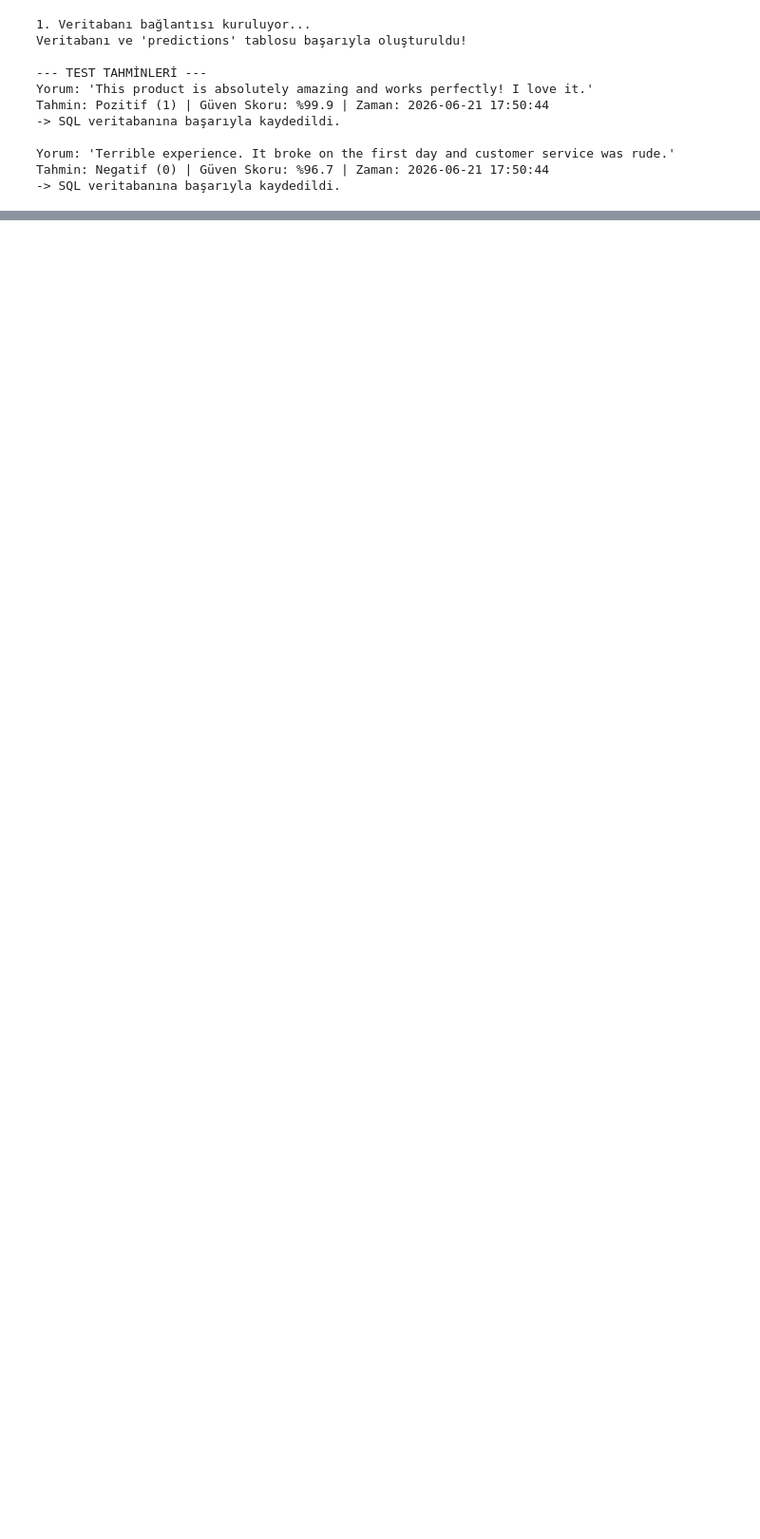
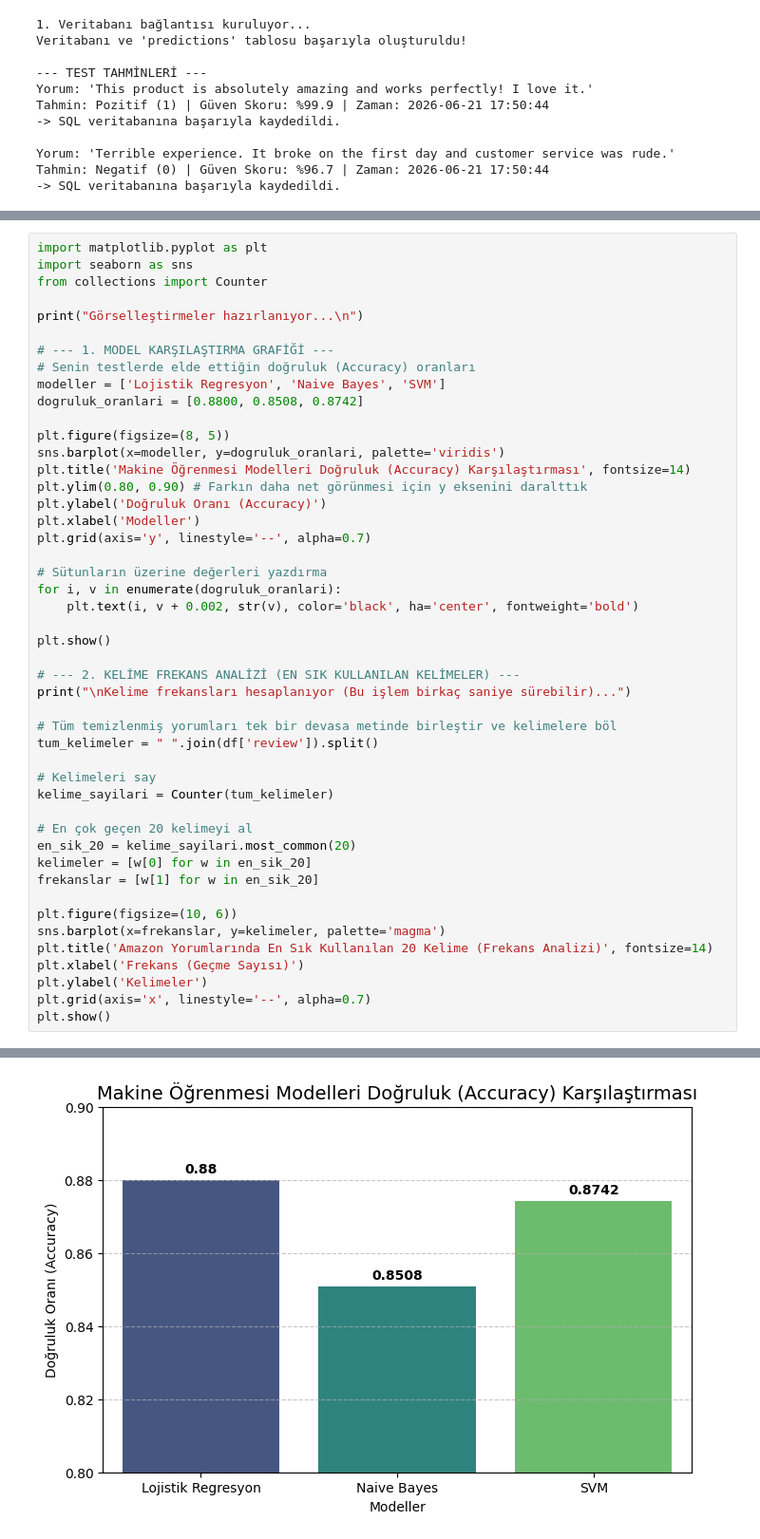
Before and after one commit to brknaa/amazon-alexa-nlp-dashboard, a Jupyter notebook: nlp_model.ipynb, the cells around one changed output, grey strips where cells are left out. Shown at 95% size. Drawn from its saved outputs; the diff is of its cells as text; blank space fills up the shorter version.

Commit message:
Jupyter Notebook'a kelime frekans analizi ve model karşılaştırma grafikleri eklendi

```diff
--- a/nlp_model.ipynb
+++ b/nlp_model.ipynb
@@ -280,0 +299,48 @@ Tahmin: Negatif (0) | Güven Skoru: %96.7 | Zaman: 2026-06-21 17:50:44
+# %%
+import matplotlib.pyplot as plt
+import seaborn as sns
+from collections import Counter
+
+print("Görselleştirmeler hazırlanıyor...\n")
+
+# --- 1. MODEL KARŞILAŞTIRMA GRAFİĞİ ---
+# Senin testlerde elde ettiğin doğruluk (Accuracy) oranları
+modeller = ['Lojistik Regresyon', 'Naive Bayes', 'SVM']
+dogruluk_oranlari = [0.8800, 0.8508, 0.8742]
+
+plt.figure(figsize=(8, 5))
+sns.barplot(x=modeller, y=dogruluk_oranlari, palette='viridis')
+plt.title('Makine Öğrenmesi Modelleri Doğruluk (Accuracy) Karşılaştırması', fontsize=14)
+plt.ylim(0.80, 0.90) # Farkın daha net görünmesi için y eksenini daralttık
+plt.ylabel('Doğruluk Oranı (Accuracy)')
+plt.xlabel('Modeller')
+plt.grid(axis='y', linestyle='--', alpha=0.7)
+
+# Sütunların üzerine değerleri yazdırma
+for i, v in enumerate(dogruluk_oranlari):
+    plt.text(i, v + 0.002, str(v), color='black', ha='center', fontweight='bold')
+
+plt.show()
+
+# --- 2. KELİME FREKANS ANALİZİ (EN SIK KULLANILAN KELİMELER) ---
+print("\nKelime frekansları hesaplanıyor (Bu işlem birkaç saniye sürebilir)...")
+
+# Tüm temizlenmiş yorumları tek bir devasa metinde birleştir ve kelimelere böl
+tum_kelimeler = " ".join(df['review']).split()
+
+# Kelimeleri say
+kelime_sayilari = Counter(tum_kelimeler)
+
+# En çok geçen 20 kelimeyi al
+en_sik_20 = kelime_sayilari.most_common(20)
+kelimeler = [w[0] for w in en_sik_20]
+frekanslar = [w[1] for w in en_sik_20]
+
+plt.figure(figsize=(10, 6))
+sns.barplot(x=frekanslar, y=kelimeler, palette='magma')
+plt.title('Amazon Yorumlarında En Sık Kullanılan 20 Kelime (Frekans Analizi)', fontsize=14)
+plt.xlabel('Frekans (Geçme Sayısı)')
+plt.ylabel('Kelimeler')
+plt.grid(axis='x', linestyle='--', alpha=0.7)
+plt.show()
+# %% [output]
@@ -280,0 +351 @@ Tahmin: Negatif (0) | Güven Skoru: %96.7 | Zaman: 2026-06-21 17:50:44
+[figure, added]
```
Also changed, not shown: parts of 2 cells of this notebook.
